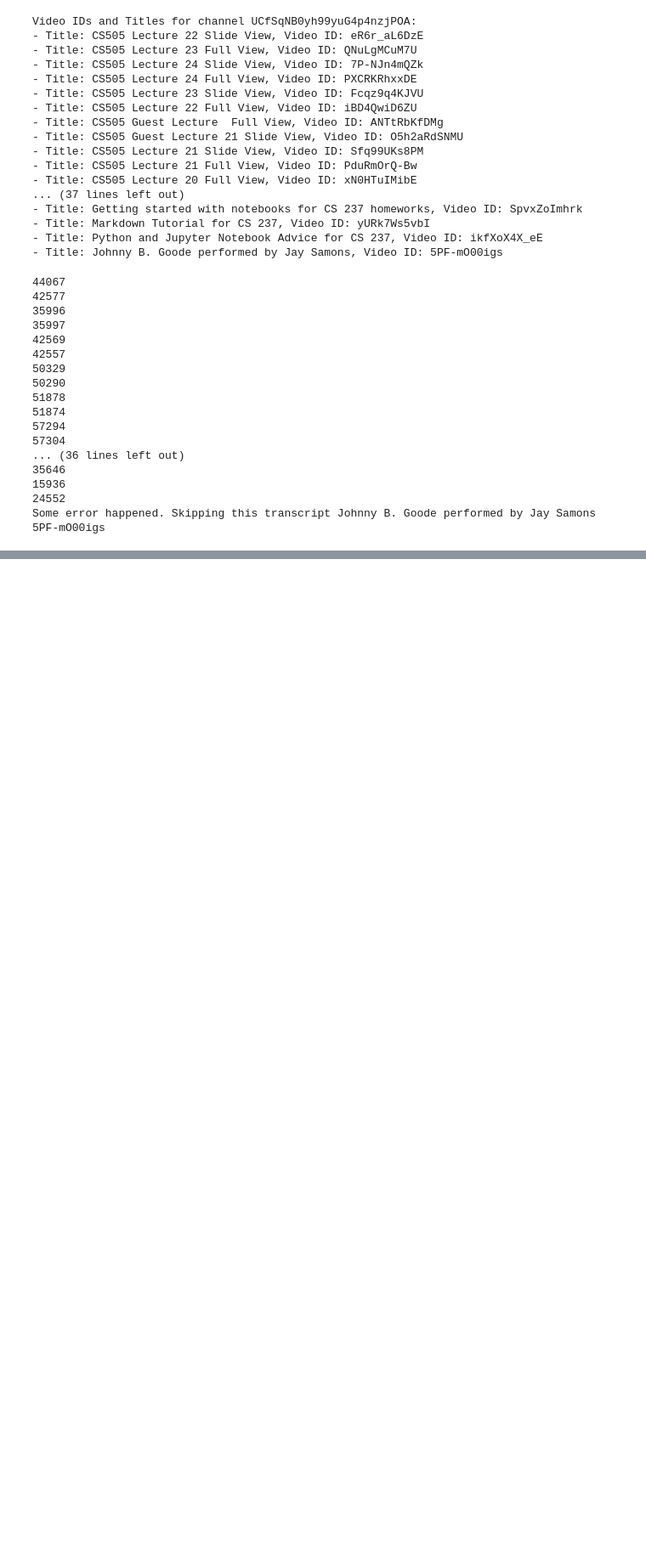
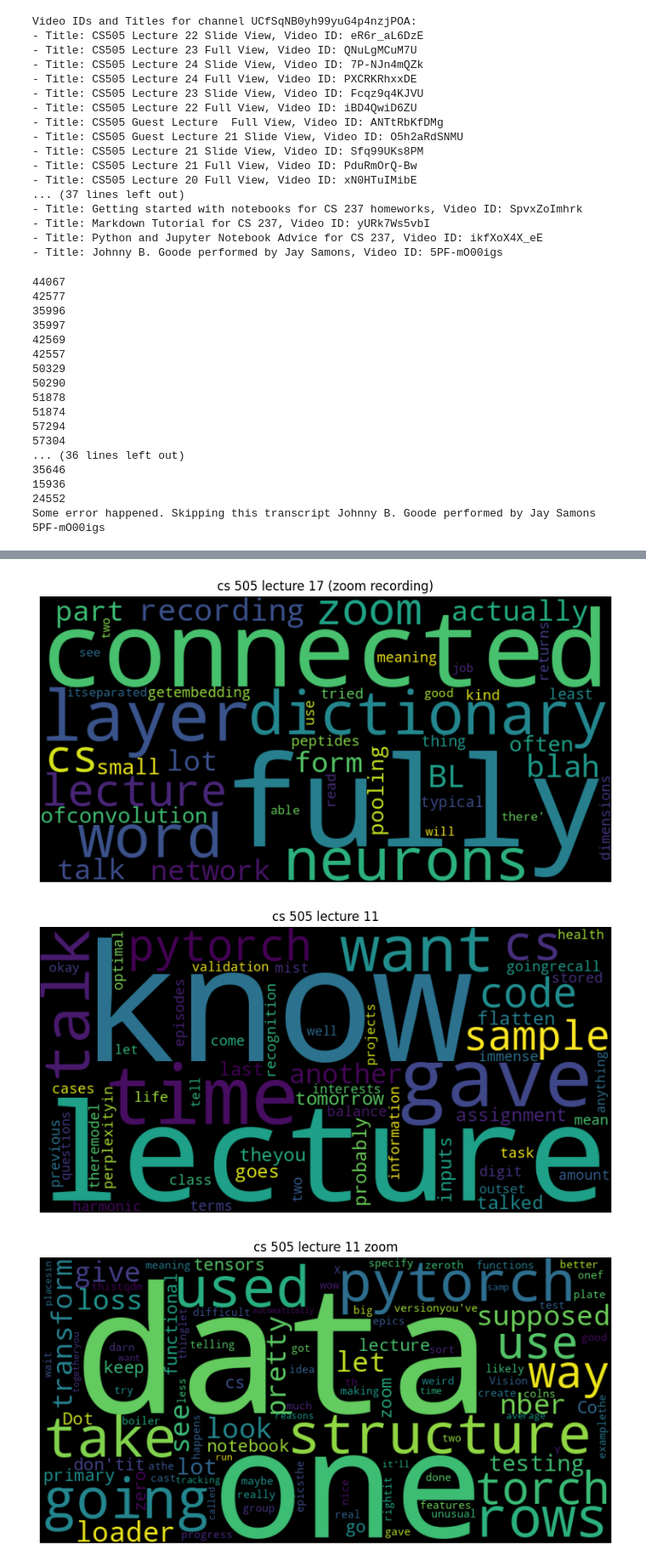
Before and after one commit to tkhar/lecture_summary, a Jupyter notebook: YoutubeTranscripts.ipynb, the cells around one changed output, grey strips where cells are left out. Shown at 85% size. Drawn from its saved outputs; the diff is of its cells as text; code cells hidden in the pictures; blank space fills up the shorter version.

Commit message:
Updated YT script
TODO:
-explain word clouds
-Fine Tune a generative model

```diff
--- a/YoutubeTranscripts.ipynb
+++ b/YoutubeTranscripts.ipynb
@@ -291,0 +294,21 @@ KeyboardInterrupt:
+# %%
+# Read the content of the file
+with open('summaries.txt', 'r') as file:
+    content = file.read()
+
+lines = content.split('\n')
+
+lecture_dict = {}
+
+# Iterate through the lines with a step of 3 (key, value, skip)
+for i in range(0, len(lines), 3):
+    # Check if there are enough lines for key and value
+    if i + 1 < len(lines):
+        title = lines[i].strip().lower()
+#         title = ' '.join(title.split()[1:])
+        summary = lines[i + 1].strip()
+        lecture_dict[title] = summary
+
+# Print the resulting dictionary
+for title, summary in lecture_dict.items():
+    print(f"{title}: {summary}\n")
@@ -291,0 +400,24 @@ KeyboardInterrupt:
+# %%
+from wordcloud import WordCloud
+import matplotlib.pyplot as plt
+
+# Iterate through the dictionary and generate word clouds
+for title, summary in lecture_dict.items():
+    if title in singles.keys():
+        # Combine title and summary text
+        text = f"{title} {summary}"
+#         print(text)
+
+        # Create WordCloud
+        wordcloud = WordCloud(width=800, height=400, background_color='black', max_words=100, collocations=False).generate(text)
+
+        # Display the generated word cloud using matplotlib
+        plt.figure(figsize=(10, 5))
+        plt.imshow(wordcloud, interpolation='bilinear')
+        plt.axis('off')
+        plt.title(title)
+        plt.show()
+# %% [output]
+[figure, added]
+[figure, added]
+[figure, added]
```
Also changed, not shown: parts of 11 cells of this notebook, 3 other files.
